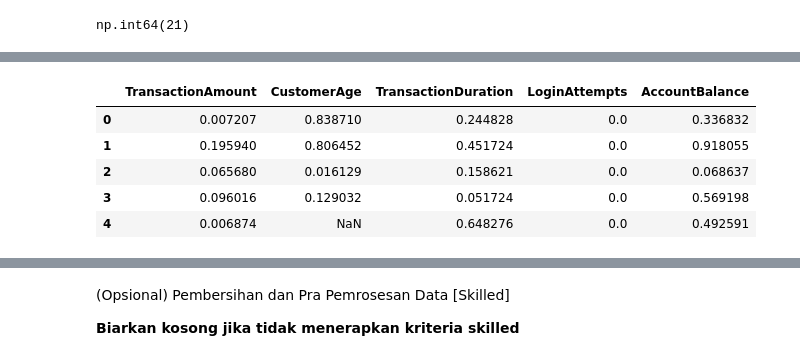
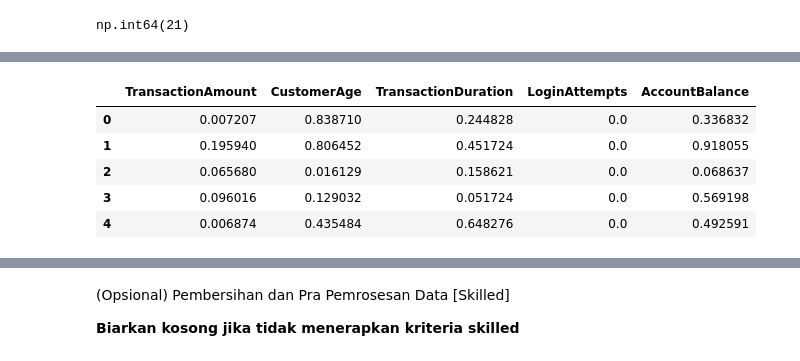
Before and after one commit to M4tchaa/submission-ml-new, a Jupyter notebook: [Clustering]_Submission_Akhir_BMLP_Arliyandi.ipynb, the cells around one changed output, grey strips where cells are left out. Cells and saved outputs as stored; diff of their text form; code cells hidden in the pictures.

```diff
--- a/[Clustering]_Submission_Akhir_BMLP_Arliyandi.ipynb
+++ b/[Clustering]_Submission_Akhir_BMLP_Arliyandi.ipynb
@@ -166,3 +167,7 @@ dtype: int64
 df.duplicated().sum()
 # %% [output]
 np.int64(21)
+# %%
+# Melakukan drop pada kolom yang memiliki keterangan id dan IP Address
+df.drop(columns=['TransactionID', 'AccountID', 'DeviceID', 'IP Address', 'MerchantID'], inplace=True)
+df.head()
@@ -169,14 +181,17 @@ np.int64(21)
 # %%
 # Melakukan feature scaling menggunakan MinMaxScaler() atau StandardScalar() untuk fitur numerik.
 df_numeric = df.select_dtypes(include=['float64', 'int64'])
+df_numeric.fillna(df_numeric.median(), inplace=True)
+
 scaler = MinMaxScaler()
 df_scaled = pd.DataFrame(scaler.fit_transform(df_numeric), columns=df_numeric.columns)
 
+# df.head()
 df_scaled.head()
 # %% [output]
 |  | TransactionAmount | CustomerAge | TransactionDuration | LoginAttempts | AccountBalance |
 | 0 | 0.007207 | 0.838710 | 0.244828 | 0.0 | 0.336832 |
 | 1 | 0.195940 | 0.806452 | 0.451724 | 0.0 | 0.918055 |
 | 2 | 0.065680 | 0.016129 | 0.158621 | 0.0 | 0.068637 |
 | 3 | 0.096016 | 0.129032 | 0.051724 | 0.0 | 0.569198 |
-| 4 | 0.006874 | NaN | 0.648276 | 0.0 | 0.492591 |
+| 4 | 0.006874 | 0.435484 | 0.648276 | 0.0 | 0.492591 |
```
Also changed, not shown: parts of 39 cells of this notebook, 4 other files.
